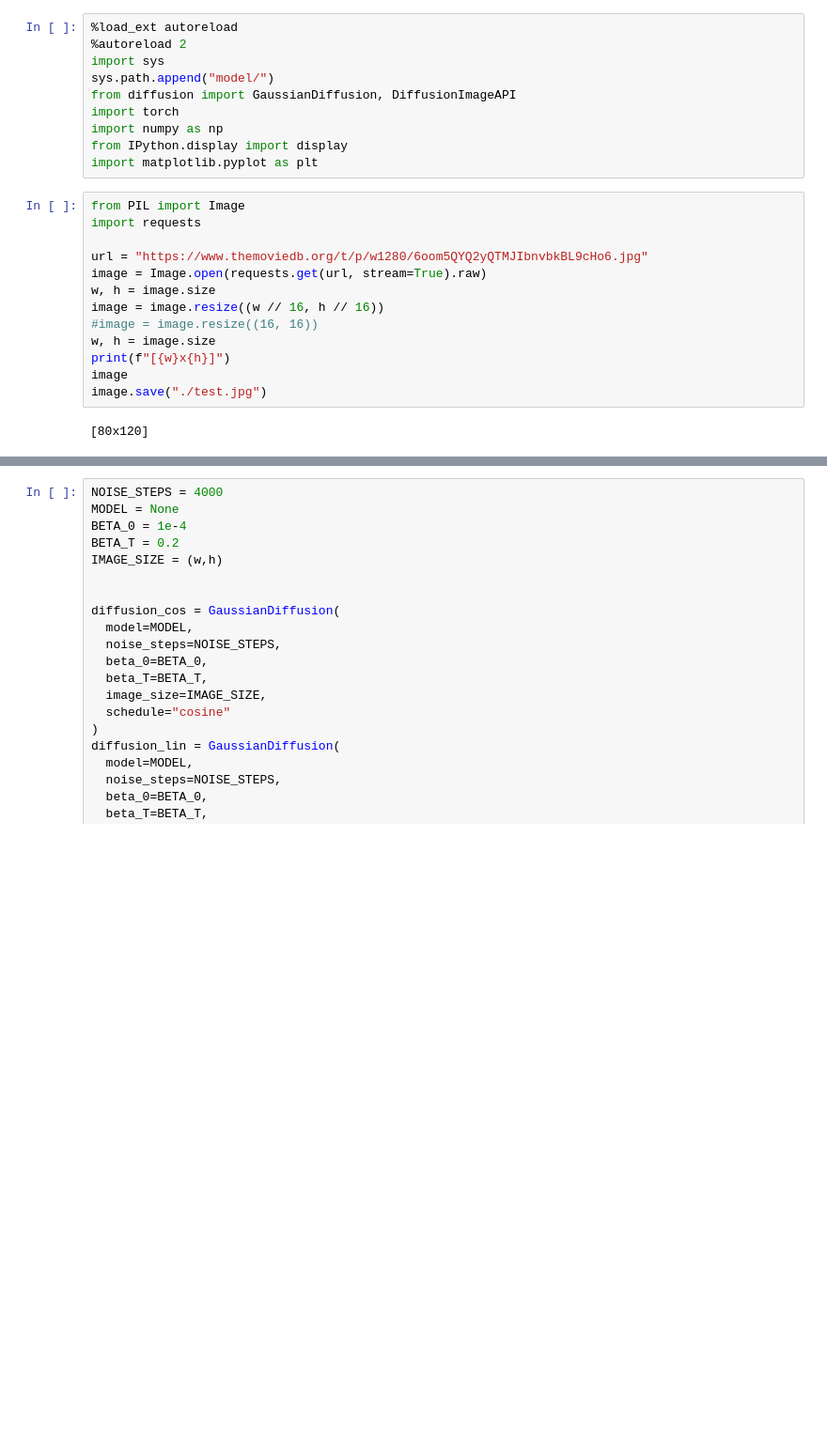
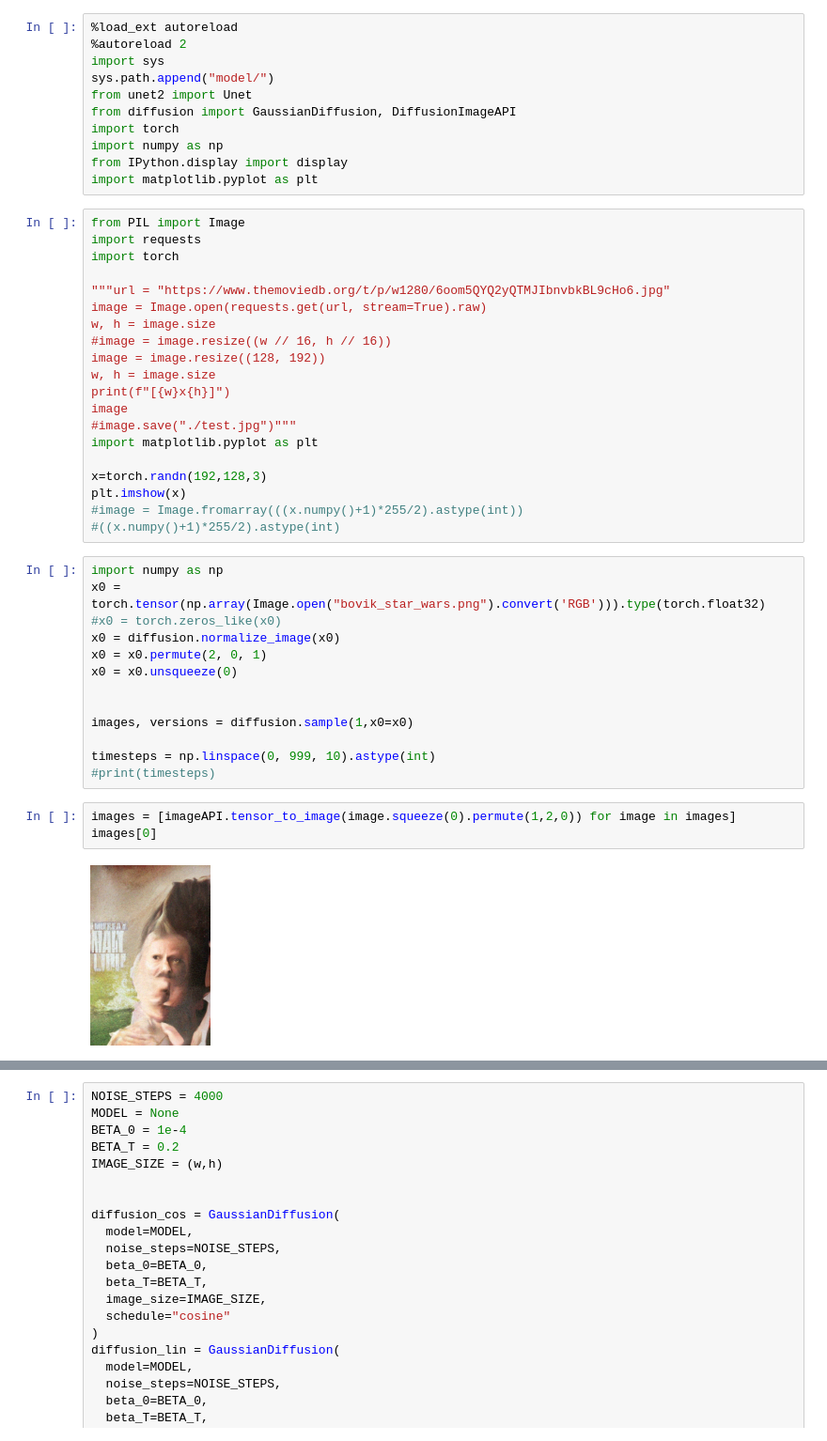
Before and after one commit to anforsm/movie-diffusion, a Jupyter notebook: testing.ipynb, the cells around one changed output, grey strips where cells are left out. Shown at 94% size. Cells and saved outputs as stored; diff of their text form; blank space fills up the shorter version.

Commit message:
Inference for a single image input (Inpainting)

```diff
--- a/testing.ipynb
+++ b/testing.ipynb
@@ -3,6 +3,7 @@
 %autoreload 2
 import sys
 sys.path.append("model/")
+from unet2 import Unet
 from diffusion import GaussianDiffusion, DiffusionImageAPI
 import torch
 import numpy as np
@@ -11,15 +12,38 @@ import matplotlib.pyplot as plt
 # %%
 from PIL import Image
 import requests
+import torch
 
-url = "https://www.themoviedb.org/t/p/w1280/6oom5QYQ2yQTMJIbnvbkBL9cHo6.jpg"
+"""url = "https://www.themoviedb.org/t/p/w1280/6oom5QYQ2yQTMJIbnvbkBL9cHo6.jpg"
 image = Image.open(requests.get(url, stream=True).raw)
 w, h = image.size
-image = image.resize((w // 16, h // 16))
-#image = image.resize((16, 16))
+#image = image.resize((w // 16, h // 16))
+image = image.resize((128, 192))
 w, h = image.size
 print(f"[{w}x{h}]")
 image
-image.save("./test.jpg")
+#image.save("./test.jpg")"""
+import matplotlib.pyplot as plt
+
+x=torch.randn(192,128,3)
+plt.imshow(x)
+#image = Image.fromarray(((x.numpy()+1)*255/2).astype(int))
+#((x.numpy()+1)*255/2).astype(int)
-# %% [output]
-[80x120]
+# %%
+import numpy as np
+x0 = torch.tensor(np.array(Image.open("bovik_star_wars.png").convert('RGB'))).type(torch.float32)
+#x0 = torch.zeros_like(x0)
+x0 = diffusion.normalize_image(x0)
+x0 = x0.permute(2, 0, 1)
+x0 = x0.unsqueeze(0)
+
+
+images, versions = diffusion.sample(1,x0=x0)
+
+timesteps = np.linspace(0, 999, 10).astype(int)
+#print(timesteps)
+# %%
+images = [imageAPI.tensor_to_image(image.squeeze(0).permute(1,2,0)) for image in images]
+images[0]
+# %% [output]
+[figure, added]
```
Also changed, not shown: parts of 15 cells of this notebook, 1 other file.
